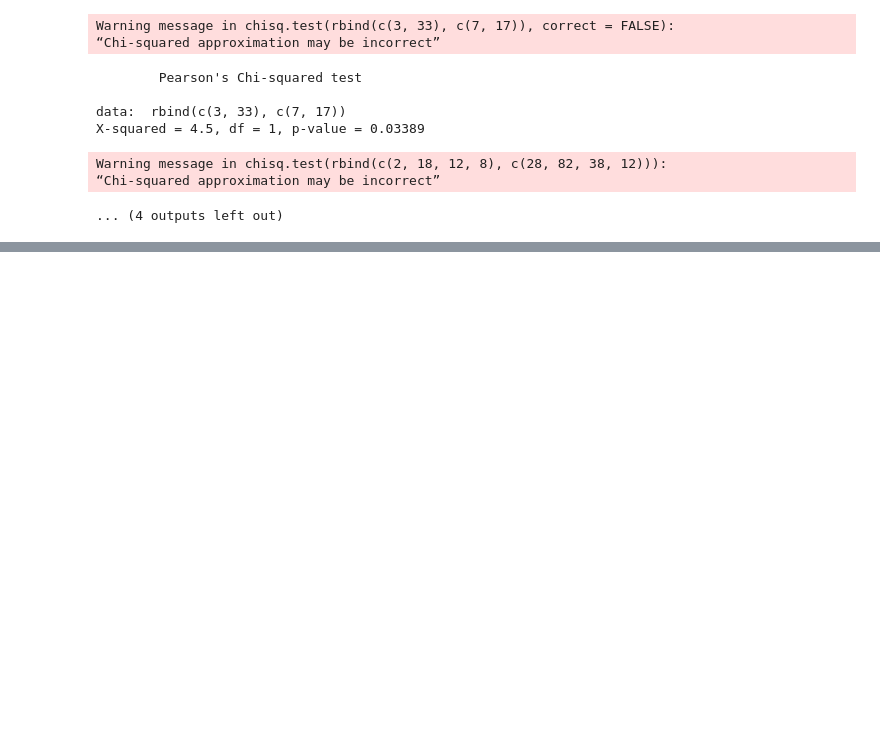
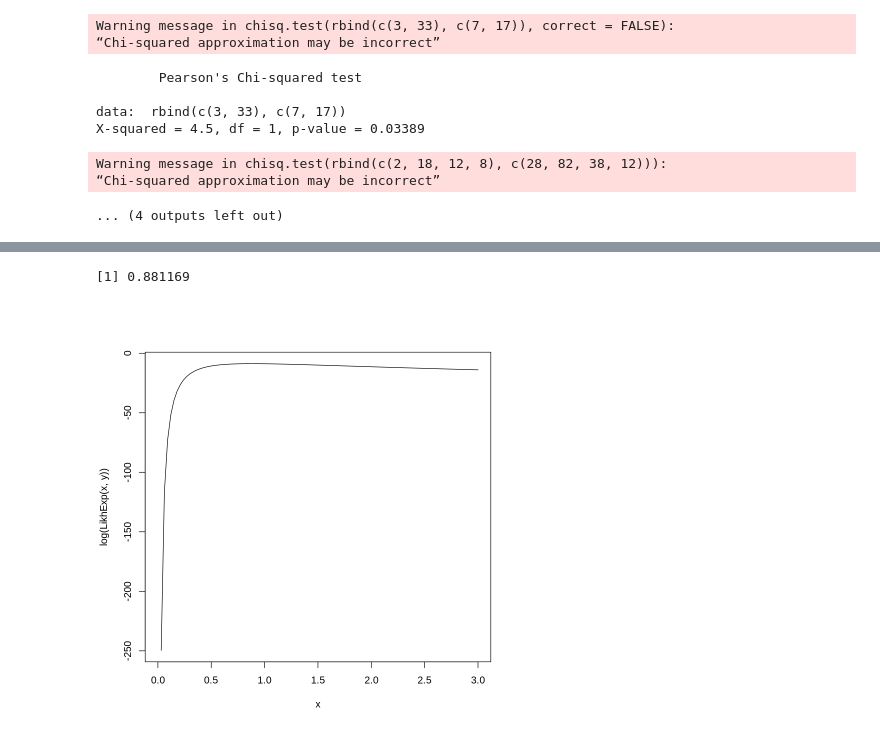
Before and after one commit to GiorgosLyberis/mcda, a Jupyter notebook: Methods For Statistical Data Analysis/Lab_6/Lab_6.ipynb, the cells around one changed output, grey strips where cells are left out. Drawn from its saved outputs; the diff is of its cells as text; code cells hidden in the pictures; blank space fills up the shorter version.

```diff
--- a/Methods For Statistical Data Analysis/Lab_6/Lab_6.ipynb
+++ b/Methods For Statistical Data Analysis/Lab_6/Lab_6.ipynb
@@ -397,0 +467,17 @@ Warning message in chisq.test(rbind(c(2, 18, 12, 8), c(28, 82, 38, 12))):
+# %%
+
+LikhExp<-function(theta,y){
+   n<-length(y)
+   Likh<-1
+   for (i in 1:n) Likh<-Likh*dgamma(y[i],shape=1,scale=theta)
+   return(Likh)
+}
+
+mean(y)
+
+theta<-seq(0.01,3,length.out=100)
+
+curve(log(LikhExp(x,y)),xlim=c(0.001,3))
+# %% [output]
+[1] 0.881169
+[figure, added]
```
Also changed, not shown: parts of 1 cell of this notebook.
